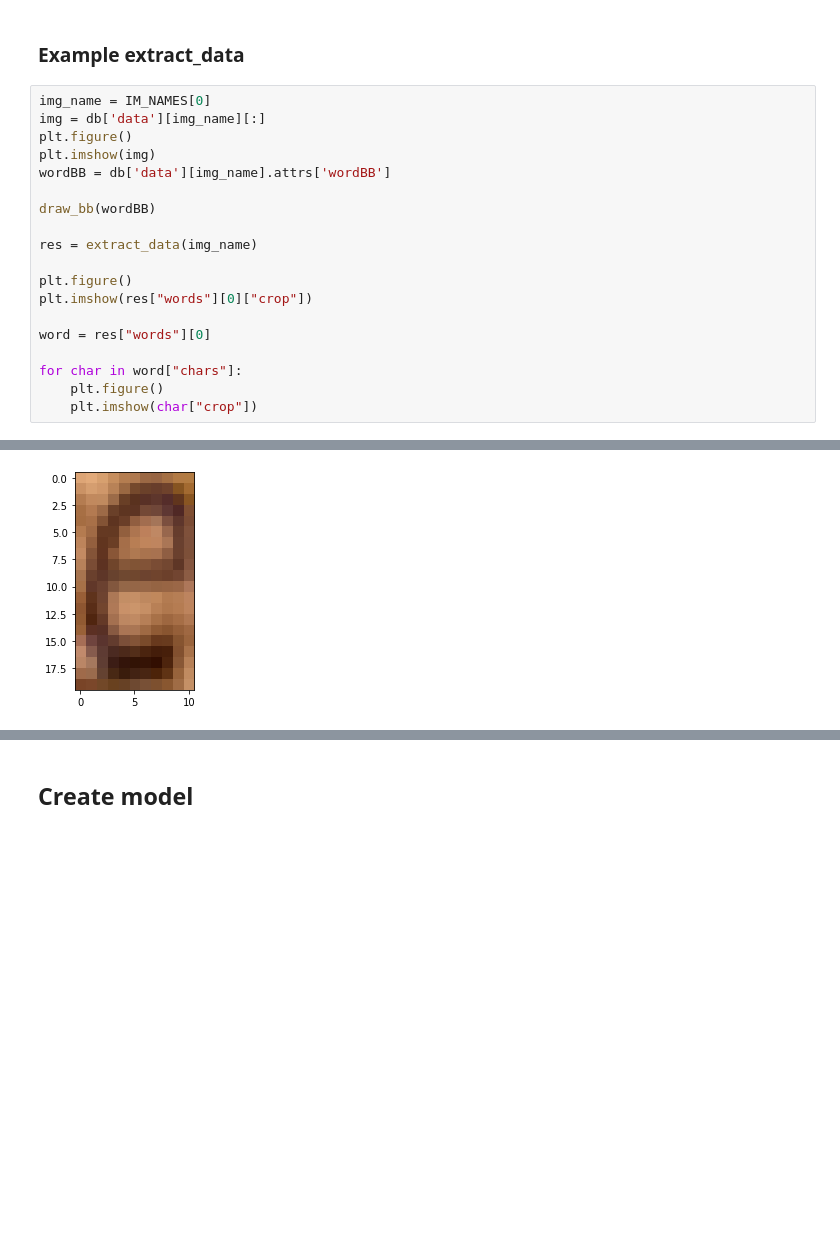
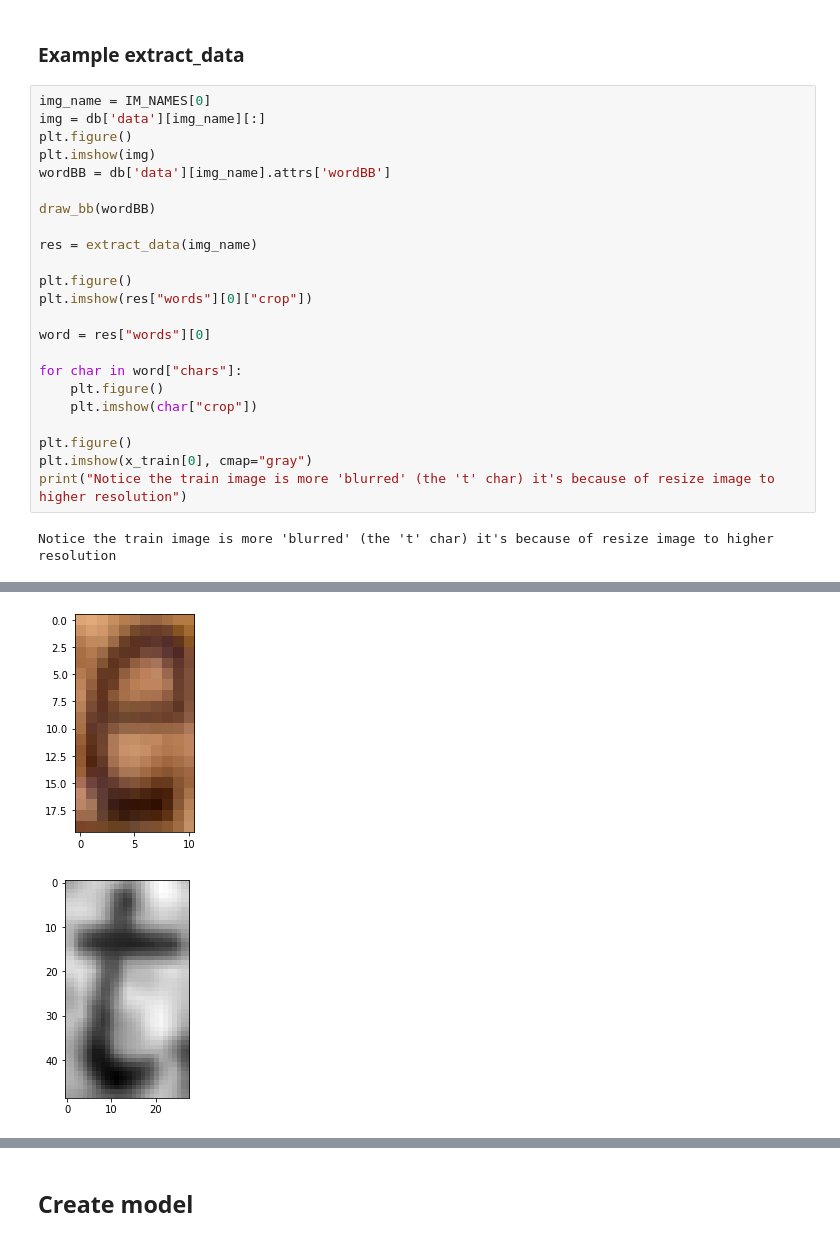
Before and after one commit to ShlomiRex/ocr-font-classifier-model, a Jupyter notebook: main.ipynb, the cells around one changed output, grey strips where cells are left out. Saved outputs shown, nothing was run; the diff lists cells and outputs as text; blank space fills up the shorter version.

```diff
--- a/main.ipynb
+++ b/main.ipynb
@@ -289,25 +338,31 @@ for char in res["words"][1]["chars"]:
 # %%
 img_name = IM_NAMES[0]
 img = db['data'][img_name][:]
 plt.figure()
 plt.imshow(img)
 wordBB = db['data'][img_name].attrs['wordBB']
 
 draw_bb(wordBB)
 
 res = extract_data(img_name)
 
 plt.figure()
 plt.imshow(res["words"][0]["crop"])
 
 word = res["words"][0]
 
 for char in word["chars"]:
     plt.figure()
     plt.imshow(char["crop"])
+
+plt.figure()
+plt.imshow(x_train[0], cmap="gray")
+print("Notice the train image is more 'blurred' (the 't' char) it's because of resize image to higher resolution")
 # %% [output]
+Notice the train image is more 'blurred' (the 't' char) it's because of resize image to higher resolution
 [figure]
 [figure]
 [figure]
 [figure]
 [figure]
+[figure, added]
```
Also changed, not shown: parts of 30 cells of this notebook, 2 other files.
